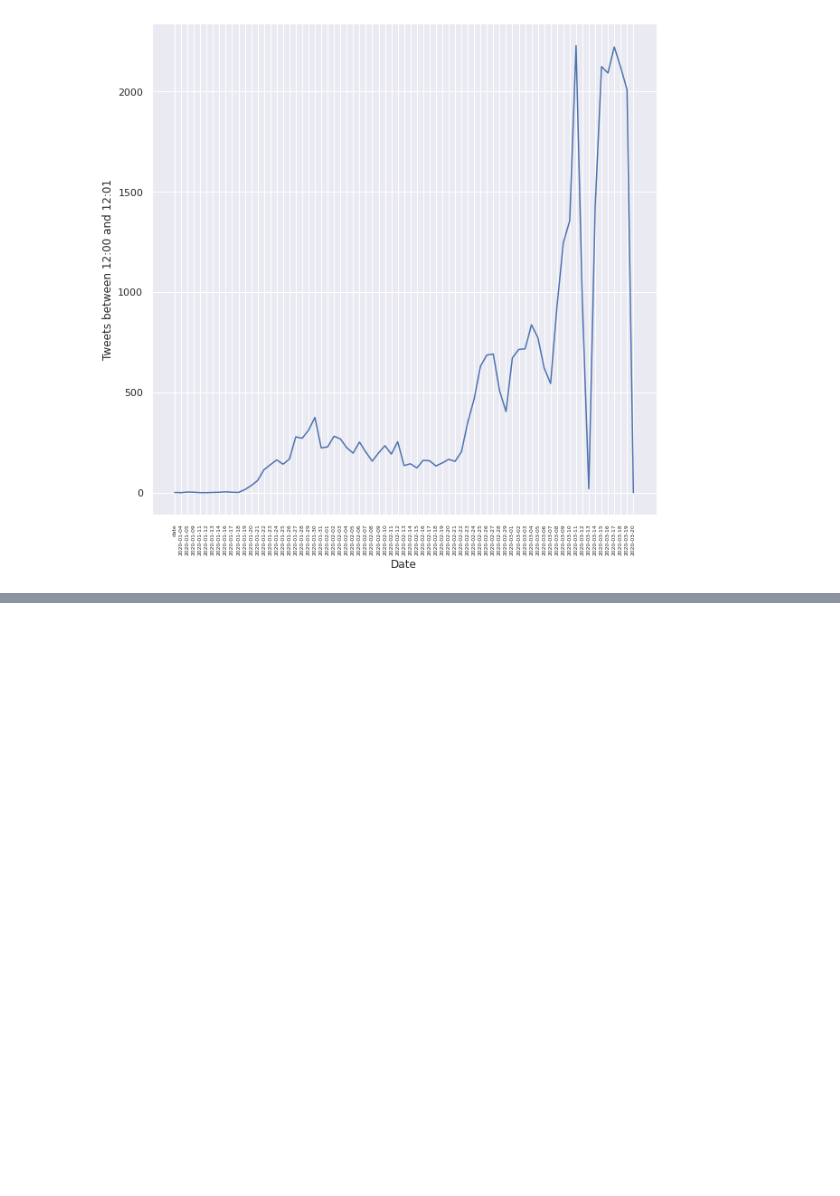
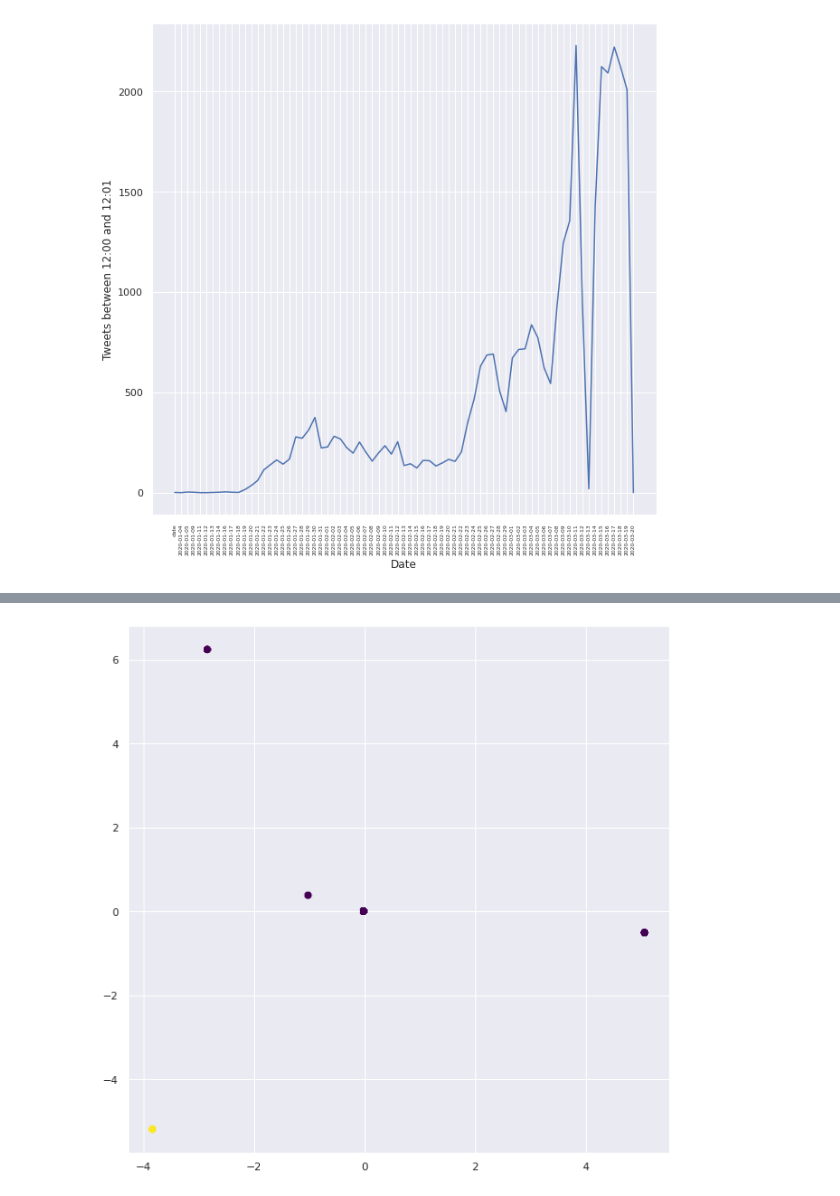
Before and after one commit to wray27/Coronavirus-Sentiment, a Jupyter notebook: notebooks/twintDataPipeline.ipynb, the cells around one changed output, grey strips where cells are left out. Cells and saved outputs as stored; diff of their text form; code cells hidden in the pictures; blank space fills up the shorter version.

```diff
--- a/notebooks/twintDataPipeline.ipynb
+++ b/notebooks/twintDataPipeline.ipynb
@@ -70,0 +166,7 @@ vis.plotCountOfUnique(timeseriesdf, 'date', xlabel='Date', ylabel='Tweets betwee
+# %%
+from sklearn.mixture import GaussianMixture
+gmm = GaussianMixture(n_components=2).fit(x)
+labels = gmm.predict(x)
+plt.scatter(pc[:, 0], pc[:, 1], c=labels, s=40, cmap='viridis');
+# %% [output]
+[figure, added]
```
Also changed, not shown: parts of 12 cells of this notebook, 1 other file.
